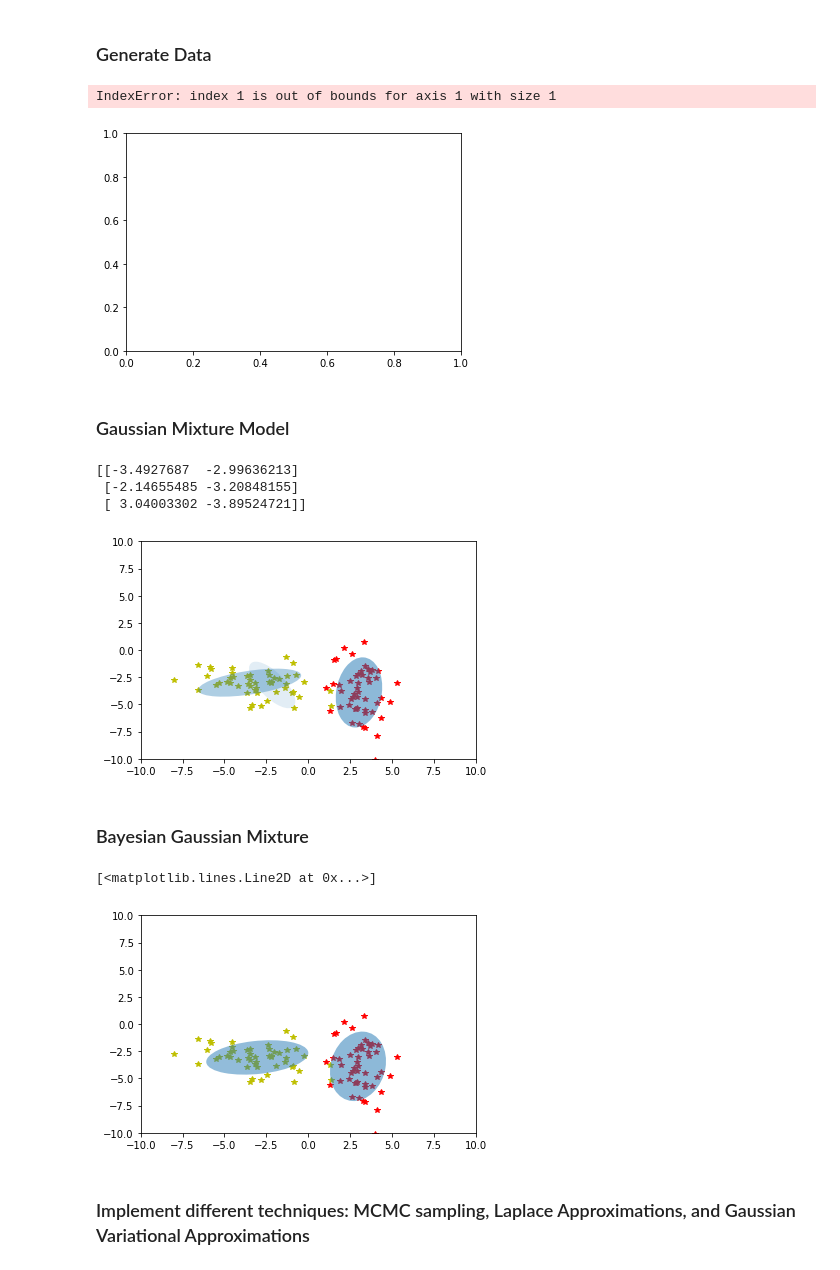
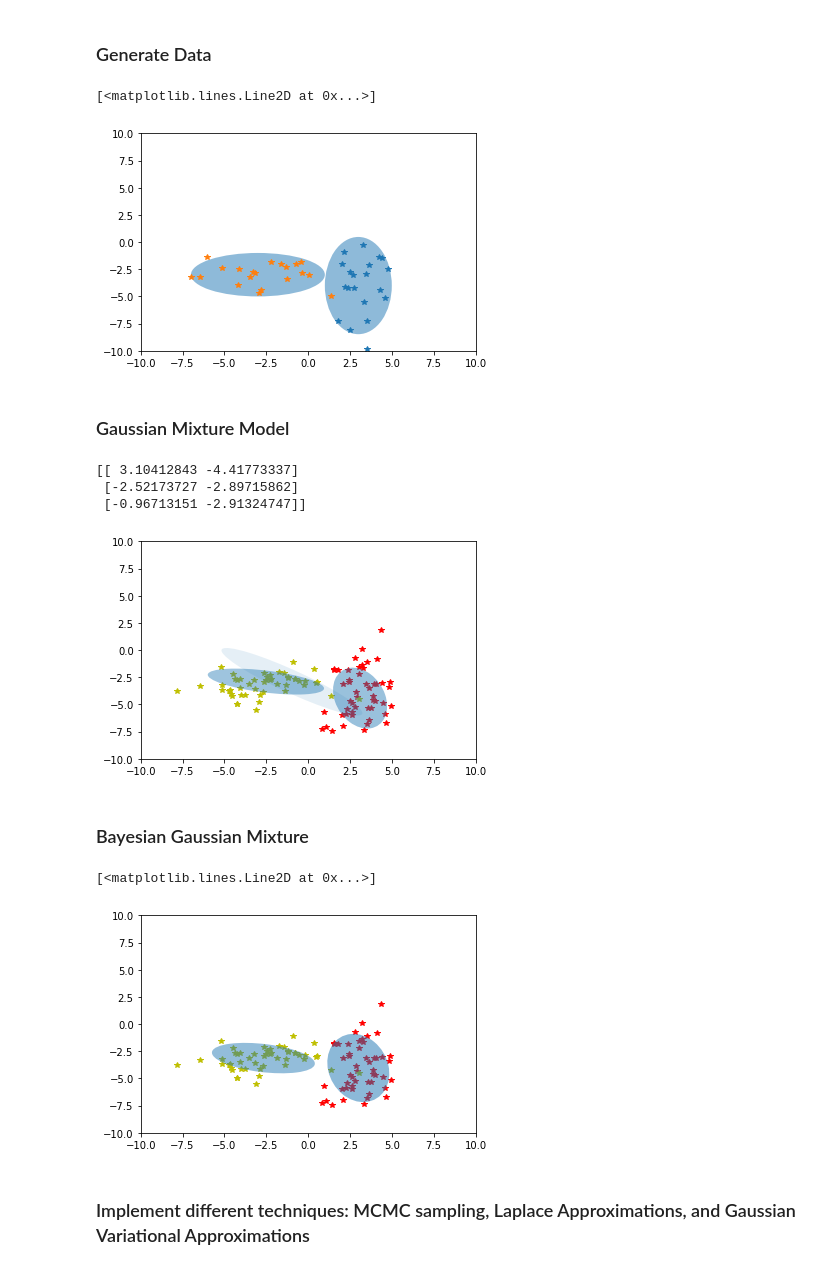
Before and after one commit to anhnguyendepocen/bayes_comp, a Jupyter notebook: notebook/Gaussian Mixture Model.ipynb, the cells around one changed output. Saved outputs shown, nothing was run; the diff lists cells and outputs as text; code cells hidden in the pictures.

```diff
--- a/notebook/Gaussian Mixture Model.ipynb
+++ b/notebook/Gaussian Mixture Model.ipynb
@@ -7,18 +7,17 @@ from scipy.stats import multivariate_normal as mvn
 # %%
 from matplotlib.patches import Ellipse
 
-def plot_gaussian(mus, sigmas, weights = None):
+def plot_gaussian(mus, sigmas, ax, weights = None):
     K = len(mus)
     if weights is None:
         weights = np.ones(K)/K
-    fig, ax = plt.subplots()
 
     for k in range(len(mus)):
         sigma = sigmas[k]
         val,vec = np.linalg.eig(sigma)
         angle = np.arctan2(vec[0,1], vec[0,0])
         ells = Ellipse(xy=mus[k],
-                width=3.*np.sqrt(val[0]), height=3.*np.sqrt(val[1]),
+                width=4.*np.sqrt(val[0]), height=4.*np.sqrt(val[1]),
                 angle=np.rad2deg(angle))
         #ells.set_clip_box(a.bbox)
         ells.set_alpha(weights[k])
@@ -31,22 +30,23 @@ def plot_gaussian(mus, sigmas, weights = None):
 # %%
 D = 2
 mu1 = np.array([3., -4.])
 sigma1 = np.diag([1., 5.])
 
 mu2 = np.array([-3., -3.])
 sigma2 = np.diag([4., 1.])
 
-N = 100
+N = 40
 
 sample1 = np.random.multivariate_normal(mu1, cov = sigma1, size = N/2)
 sample2 = np.random.multivariate_normal(mu2, cov = sigma2, size = N/2)
 samples = np.vstack([sample1, sample2])
-plot_gaussian([mu1,mu2],[sigma1,sigma2])
+fig,ax = plt.subplots()
+plot_gaussian([mu1,mu2],[sigma1,sigma2],ax)
 plt.plot(sample1[:,0],sample1[:,1],'*')
 plt.plot(sample2[:,0],sample2[:,1],'*')
 # %% [output]
-IndexError: index 1 is out of bounds for axis 1 with size 1
+[<matplotlib.lines.Line2D at 0x...>]
-[figure, old version]
+[figure, new version]
 # %% [markdown]
 ### Gaussian Mixture Model
 # %%
@@ -88,10 +88,10 @@ for j in range(20):
 
     time.sleep(0.1)
 # %% [output]
-[[-3.4927687  -2.99636213]
- [-2.14655485 -3.20848155]
- [ 3.04003302 -3.89524721]]
+[[ 3.10412843 -4.41773337]
+ [-2.52173727 -2.89715862]
+ [-0.96713151 -2.91324747]]
-[figure, old version]
+[figure, new version]
 # %% [markdown]
 ### Bayesian Gaussian Mixture
 # %%
@@ -104,7 +104,7 @@ plt.plot(sample1[:,0],sample1[:,1],'r*',zorder = 0)
 plt.plot(sample2[:,0],sample2[:,1],'y*',zorder = 0)
 # %% [output]
 [<matplotlib.lines.Line2D at 0x...>]
-[figure, old version]
+[figure, new version]
 # %% [markdown]
 ### Implement different techniques: MCMC sampling, Laplace Approximations, and Gaussian Variational Approximations
 # %%
```
Also changed, not shown: parts of 30 cells of this notebook, 2 other files.
